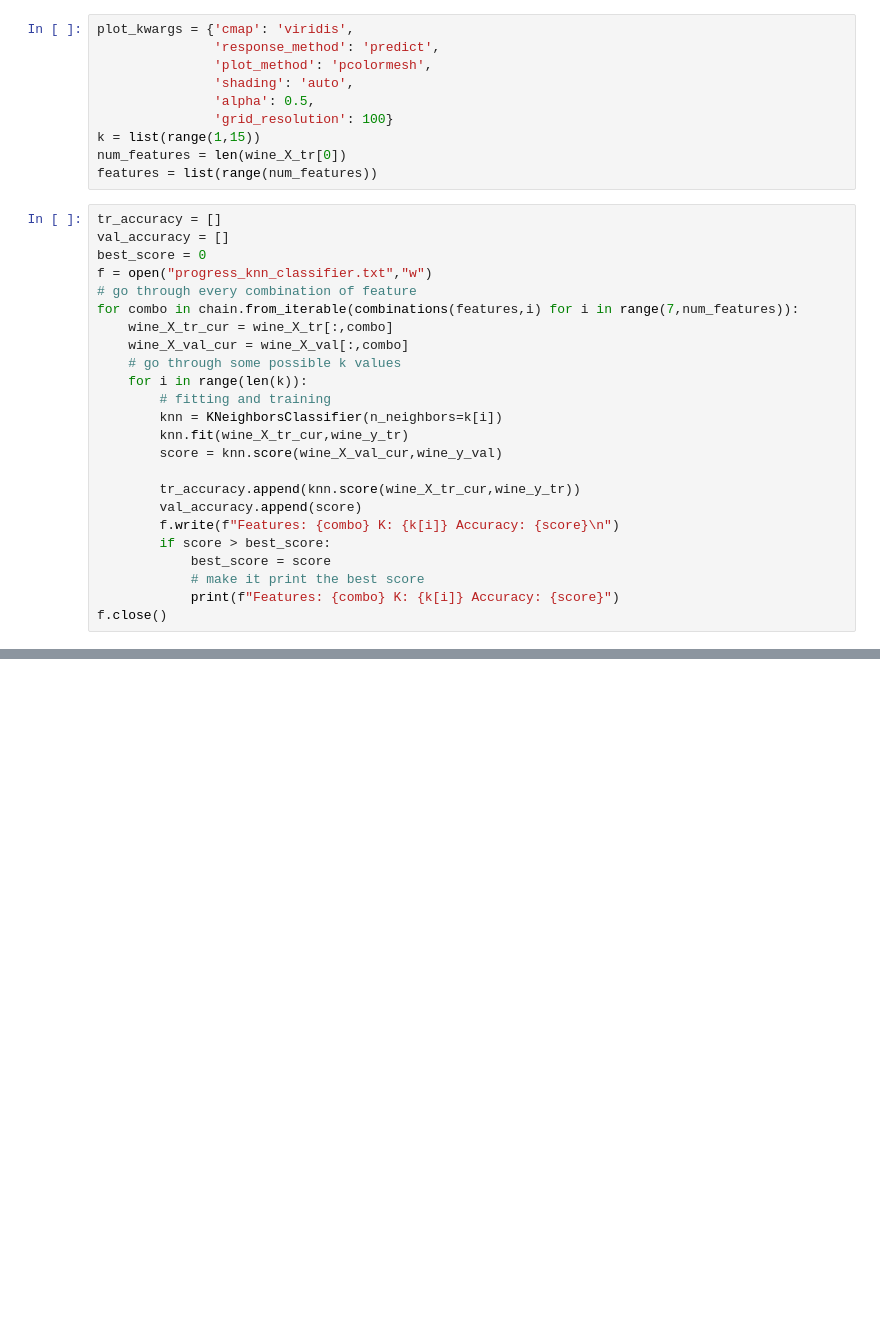
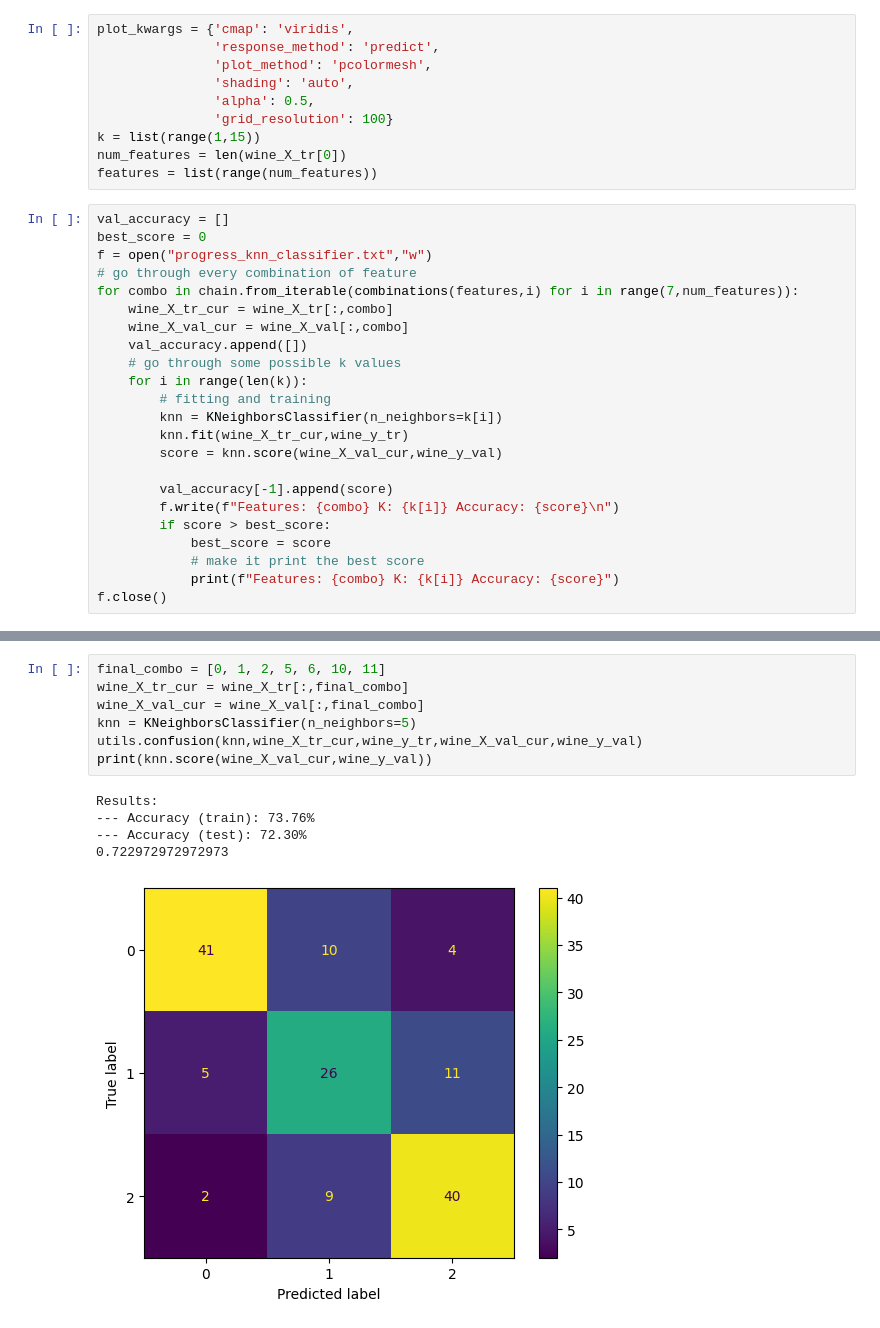
Before and after one commit to AlistairKeiller/cs178Final, a Jupyter notebook: notebooks/knn.ipynb, the cells around one changed output, grey strips where cells are left out. Drawn from its saved outputs; the diff is of its cells as text; blank space fills up the shorter version.

Commit message:
plot knn

```diff
--- a/notebooks/knn.ipynb
+++ b/notebooks/knn.ipynb
@@ -35,7 +34,6 @@ k = list(range(1,15))
 num_features = len(wine_X_tr[0])
 features = list(range(num_features))
 # %%
-tr_accuracy = []
 val_accuracy = []
 best_score = 0
 f = open("progress_knn_classifier.txt","w")
@@ -43,6 +41,7 @@ f = open("progress_knn_classifier.txt","w")
 for combo in chain.from_iterable(combinations(features,i) for i in range(7,num_features)):
     wine_X_tr_cur = wine_X_tr[:,combo]
     wine_X_val_cur = wine_X_val[:,combo]
+    val_accuracy.append([])
     # go through some possible k values
     for i in range(len(k)):
         # fitting and training
@@ -50,8 +49,7 @@ for combo in chain.from_iterable(combinations(features,i) for i in range(7,num_f
         knn.fit(wine_X_tr_cur,wine_y_tr)
         score = knn.score(wine_X_val_cur,wine_y_val)
 
-        tr_accuracy.append(knn.score(wine_X_tr_cur,wine_y_tr))
-        val_accuracy.append(score)
+        val_accuracy[-1].append(score)
         f.write(f"Features: {combo} K: {k[i]} Accuracy: {score}\n")
         if score > best_score:
             best_score = score
@@ -97,0 +108,13 @@ f.close()
+# %%
+final_combo = [0, 1, 2, 5, 6, 10, 11]
+wine_X_tr_cur = wine_X_tr[:,final_combo]
+wine_X_val_cur = wine_X_val[:,final_combo]
+knn = KNeighborsClassifier(n_neighbors=5)
+utils.confusion(knn,wine_X_tr_cur,wine_y_tr,wine_X_val_cur,wine_y_val)
+print(knn.score(wine_X_val_cur,wine_y_val))
+# %% [output]
+Results:
+--- Accuracy (train): 73.76%
+--- Accuracy (test): 72.30%
+0.722972972972973
+[figure, added]
```
Also changed, not shown: parts of 5 cells of this notebook.
